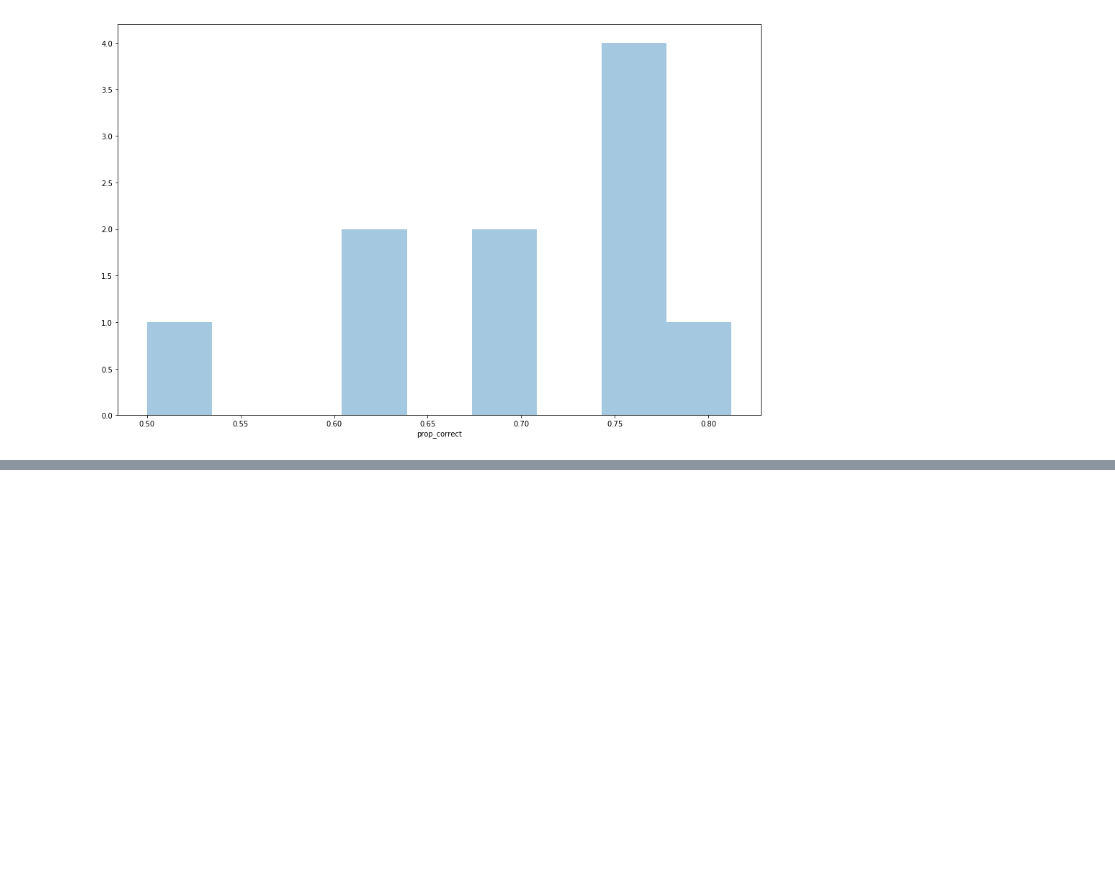
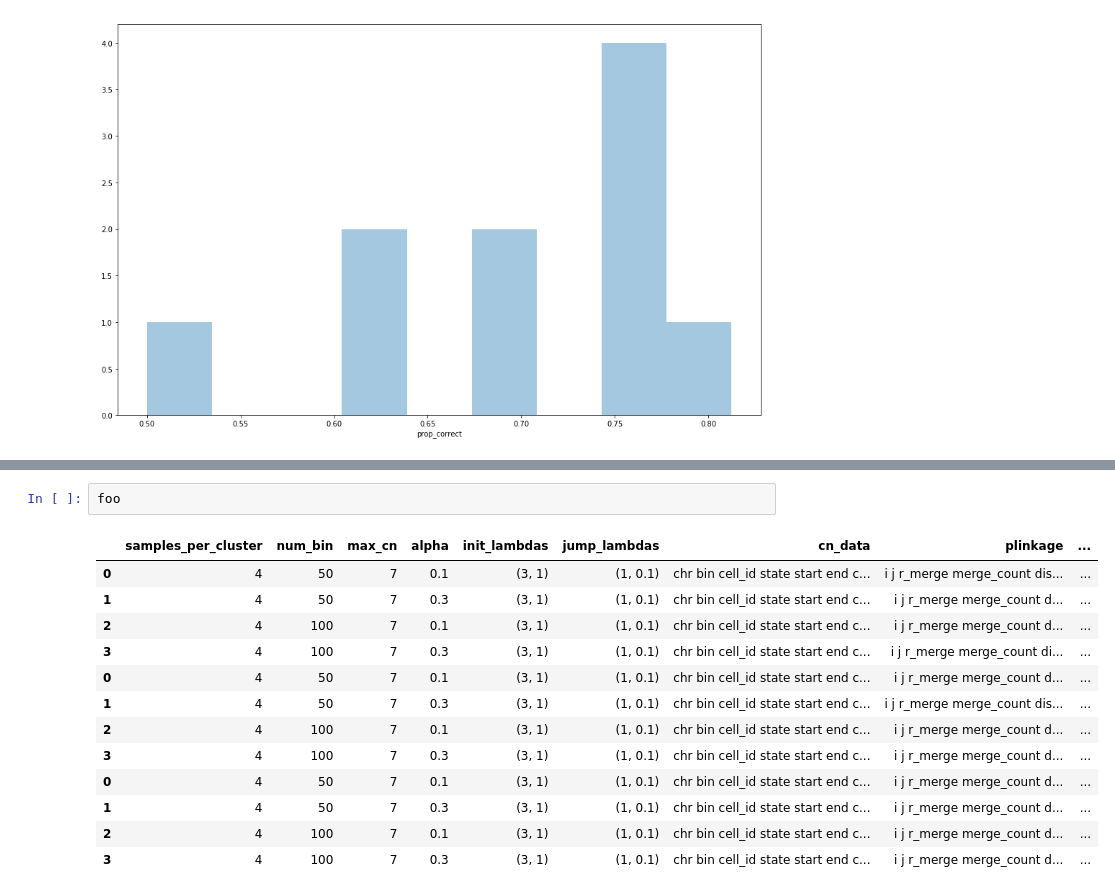
Before and after one commit to shahcompbio/scgenome-deprecated, a Jupyter notebook: notebooks/bayesian_toy.ipynb, the cells around one changed output, grey strips where cells are left out. Drawn from its saved outputs; the diff is of its cells as text; blank space fills up the shorter version.

```diff
--- a/notebooks/bayesian_toy.ipynb
+++ b/notebooks/bayesian_toy.ipynb
@@ -233,0 +337,16 @@ See the caveats in the documentation: http://pandas.pydata.org/pandas-docs/stabl
+# %%
+foo
+# %% [output]
+|  | samples_per_cluster | num_bin | max_cn | alpha | init_lambdas | jump_lambdas | cn_data | plinkage | ... |
+| 0 | 4 | 50 | 7 | 0.1 | (3, 1) | (1, 0.1) | chr bin cell_id state start end c... | i j r_merge merge_count dis... | ... |
+| 1 | 4 | 50 | 7 | 0.3 | (3, 1) | (1, 0.1) | chr bin cell_id state start end c... | i j r_merge merge_count d... | ... |
+| 2 | 4 | 100 | 7 | 0.1 | (3, 1) | (1, 0.1) | chr bin cell_id state start end c... | i j r_merge merge_count d... | ... |
+| 3 | 4 | 100 | 7 | 0.3 | (3, 1) | (1, 0.1) | chr bin cell_id state start end c... | i j r_merge merge_count di... | ... |
+| 0 | 4 | 50 | 7 | 0.1 | (3, 1) | (1, 0.1) | chr bin cell_id state start end c... | i j r_merge merge_count d... | ... |
+| 1 | 4 | 50 | 7 | 0.3 | (3, 1) | (1, 0.1) | chr bin cell_id state start end c... | i j r_merge merge_count dis... | ... |
+| 2 | 4 | 100 | 7 | 0.1 | (3, 1) | (1, 0.1) | chr bin cell_id state start end c... | i j r_merge merge_count d... | ... |
+| 3 | 4 | 100 | 7 | 0.3 | (3, 1) | (1, 0.1) | chr bin cell_id state start end c... | i j r_merge merge_count d... | ... |
+| 0 | 4 | 50 | 7 | 0.1 | (3, 1) | (1, 0.1) | chr bin cell_id state start end c... | i j r_merge merge_count d... | ... |
+| 1 | 4 | 50 | 7 | 0.3 | (3, 1) | (1, 0.1) | chr bin cell_id state start end c... | i j r_merge merge_count d... | ... |
+| 2 | 4 | 100 | 7 | 0.1 | (3, 1) | (1, 0.1) | chr bin cell_id state start end c... | i j r_merge merge_count d... | ... |
+| 3 | 4 | 100 | 7 | 0.3 | (3, 1) | (1, 0.1) | chr bin cell_id state start end c... | i j r_merge merge_count d... | ... |
```
Also changed, not shown: parts of 4 cells of this notebook, 2 other files.
